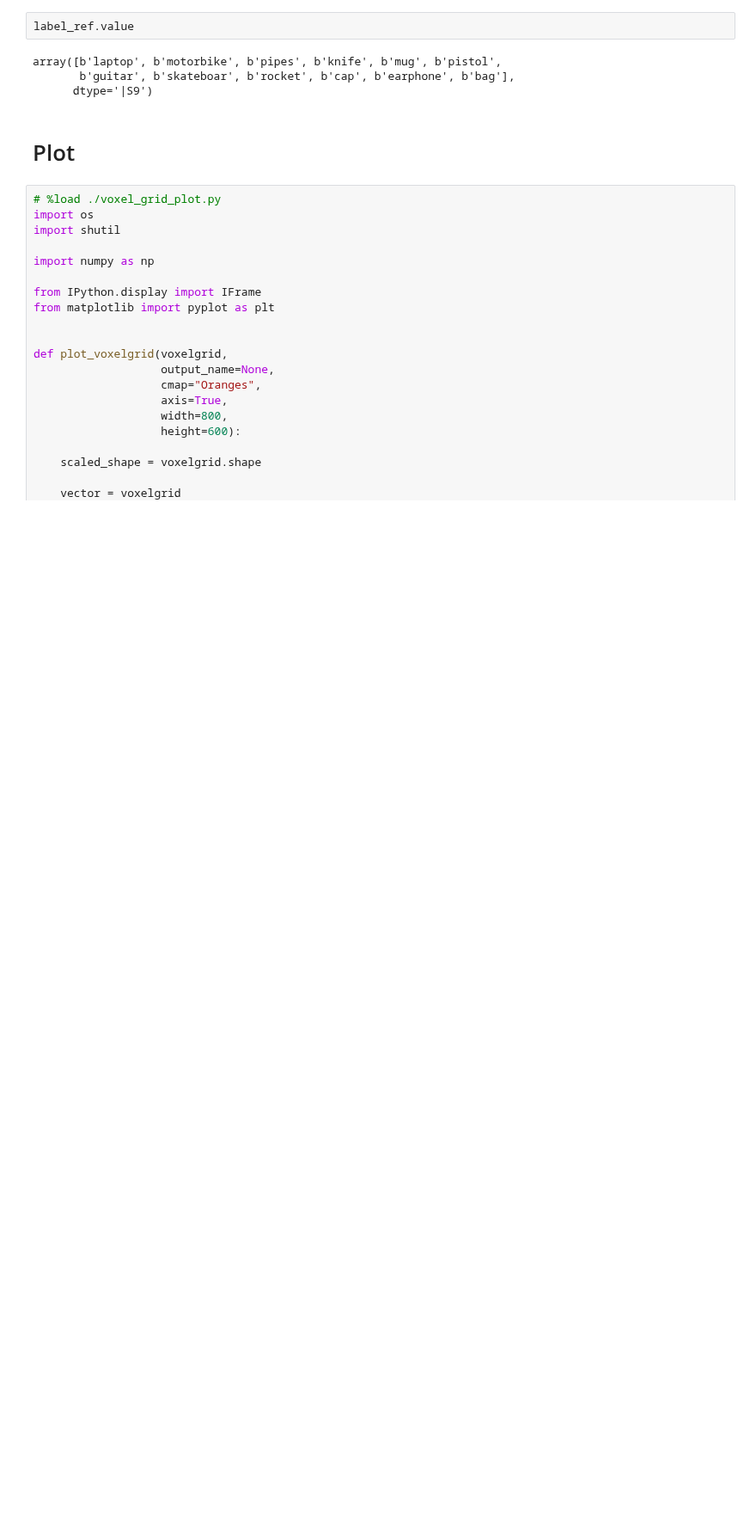
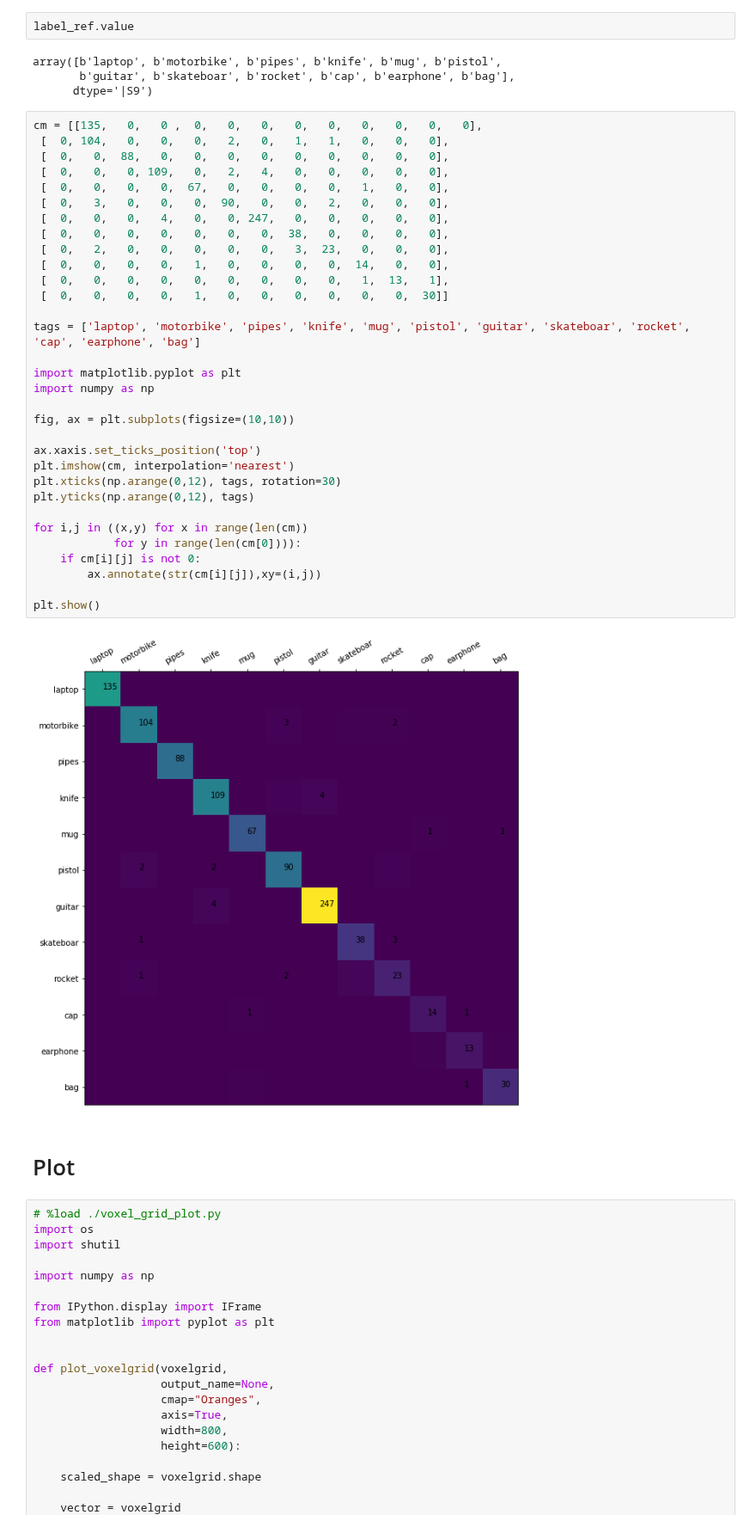
Before and after one commit to shijianjian/Master-Thesis_3D-CNN, a Jupyter notebook: 3d_pointcloud/Transfer_Learning.ipynb, the cells around one changed output. Shown at 86% size. Saved outputs shown, nothing was run; the diff lists cells and outputs as text; blank space fills up the shorter version.

Commit message:
adding confusion matrix plotting

```diff
--- a/3d_pointcloud/Transfer_Learning.ipynb
+++ b/3d_pointcloud/Transfer_Learning.ipynb
@@ -378,6 +378,40 @@ label_ref.value
 array([b'laptop', b'motorbike', b'pipes', b'knife', b'mug', b'pistol',
        b'guitar', b'skateboar', b'rocket', b'cap', b'earphone', b'bag'],
       dtype='|S9')
+# %%
+cm = [[135,   0,   0 ,  0,   0,   0,   0,   0,   0,   0,   0,   0],
+ [  0, 104,   0,   0,   0,   2,   0,   1,   1,   0,   0,   0],
+ [  0,   0,  88,   0,   0,   0,   0,   0,   0,   0,   0,   0],
+ [  0,   0,   0, 109,   0,   2,   4,   0,   0,   0,   0,   0],
+ [  0,   0,   0,   0,  67,   0,   0,   0,   0,   1,   0,   0],
+ [  0,   3,   0,   0,   0,  90,   0,   0,   2,   0,   0,   0],
+ [  0,   0,   0,   4,   0,   0, 247,   0,   0,   0,   0,   0],
+ [  0,   0,   0,   0,   0,   0,   0,  38,   0,   0,   0,   0],
+ [  0,   2,   0,   0,   0,   0,   0,   3,  23,   0,   0,   0],
+ [  0,   0,   0,   0,   1,   0,   0,   0,   0,  14,   0,   0],
+ [  0,   0,   0,   0,   0,   0,   0,   0,   0,   1,  13,   1],
+ [  0,   0,   0,   0,   1,   0,   0,   0,   0,   0,   0,  30]]
+
+tags = ['laptop', 'motorbike', 'pipes', 'knife', 'mug', 'pistol', 'guitar', 'skateboar', 'rocket', 'cap', 'earphone', 'bag']
+
+import matplotlib.pyplot as plt
+import numpy as np
+
+fig, ax = plt.subplots(figsize=(10,10))
+
+ax.xaxis.set_ticks_position('top')
+plt.imshow(cm, interpolation='nearest')
+plt.xticks(np.arange(0,12), tags, rotation=30)
+plt.yticks(np.arange(0,12), tags)
+
+for i,j in ((x,y) for x in range(len(cm))
+            for y in range(len(cm[0]))):
+    if cm[i][j] is not 0:
+        ax.annotate(str(cm[i][j]),xy=(i,j))
+
+plt.show()
+# %% [output]
+[figure, added]
 # %% [markdown]
 # Plot
 # %%
```
